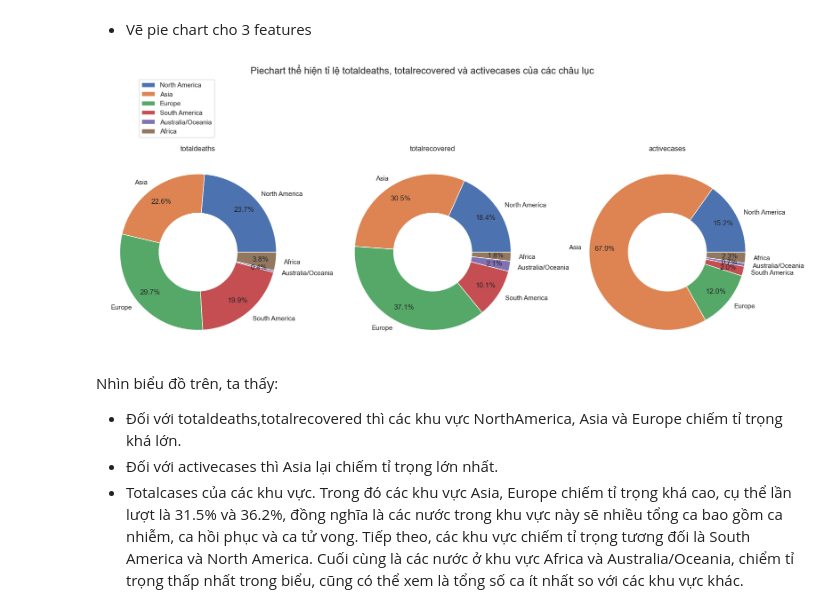
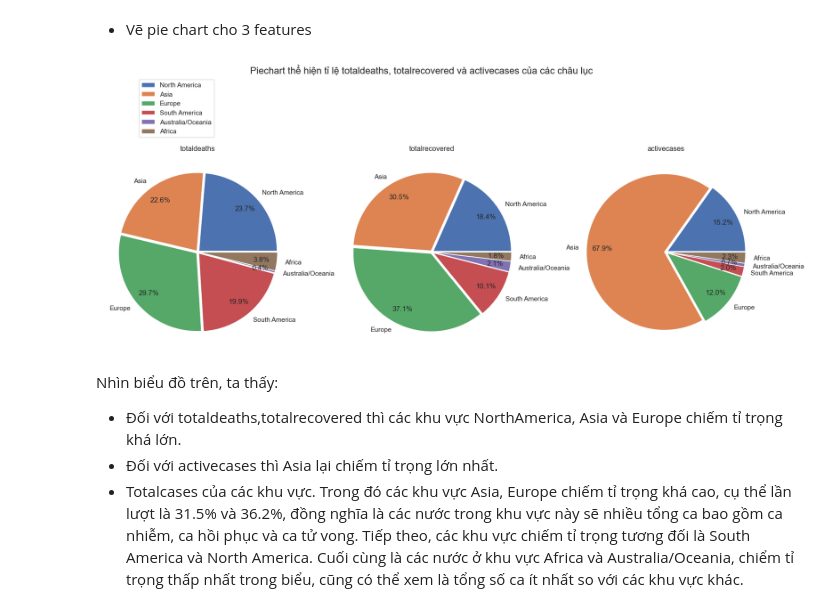
Before and after one commit to phuong1605/Data-Relationship, a Jupyter notebook: lab1.ipynb, the cells around one changed output. Saved outputs shown, nothing was run; the diff lists cells and outputs as text; code cells hidden in the pictures.

```diff
--- a/lab1.ipynb
+++ b/lab1.ipynb
@@ -766,28 +789,30 @@ test
 # %%
 fig, ax = plt.subplots(1,3,figsize = (20,9))
 size = 0.3
 label = df['continent'][:6]
 
-ax[0].pie(df['totaldeaths'][:6],labels=label, radius=1,wedgeprops=dict(width=.5),
-       autopct='%1.1f%%', pctdistance=0.8)
+explode = (0.02, 0.02, 0.02, 0.02, 0.02,0.02)
+
+ax[0].pie(df['totaldeaths'][:6],labels=label, radius=1,
+       autopct='%1.1f%%', pctdistance=0.8,explode=explode)
 ax[0].set_title('totaldeaths')
 
-ax[1].pie(df['totalrecovered'][:6],labels=label, radius=1,wedgeprops=dict(width=.5),
-       autopct='%1.1f%%', pctdistance=0.8)
+ax[1].pie(df['totalrecovered'][:6],labels=label, radius=1,
+       autopct='%1.1f%%', pctdistance=0.8,explode=explode)
 ax[1].set_title('totalrecovered')
 
-ax[2].pie(df['activecases'][:6],labels=label, radius=1,wedgeprops=dict(width=.5),
-       autopct='%1.1f%%', pctdistance=0.8)
+ax[2].pie(df['activecases'][:6],labels=label, radius=1,
+       autopct='%1.1f%%', pctdistance=0.8,explode=explode)
 ax[2].set_title('activecases')
 
 labels_2 = list (df['continent'].loc[:5])
 ax[0].legend(label, loc = "best", bbox_to_anchor = (0.1, 0.5,0.5,0.9))
 
 fig.suptitle('Piechart thể hiện tỉ lệ totaldeaths, totalrecovered và activecases của các châu lục', fontsize=16)
 
 plt.show()
 # %% [output]
-[figure, old version]
+[figure, new version]
 # %% [markdown]
 Nhìn biểu đồ trên, ta thấy:
 - Đối với totaldeaths,totalrecovered thì các khu vực NorthAmerica, Asia và Europe chiếm tỉ trọng khá lớn.
```
Also changed, not shown: parts of 24 cells of this notebook.
